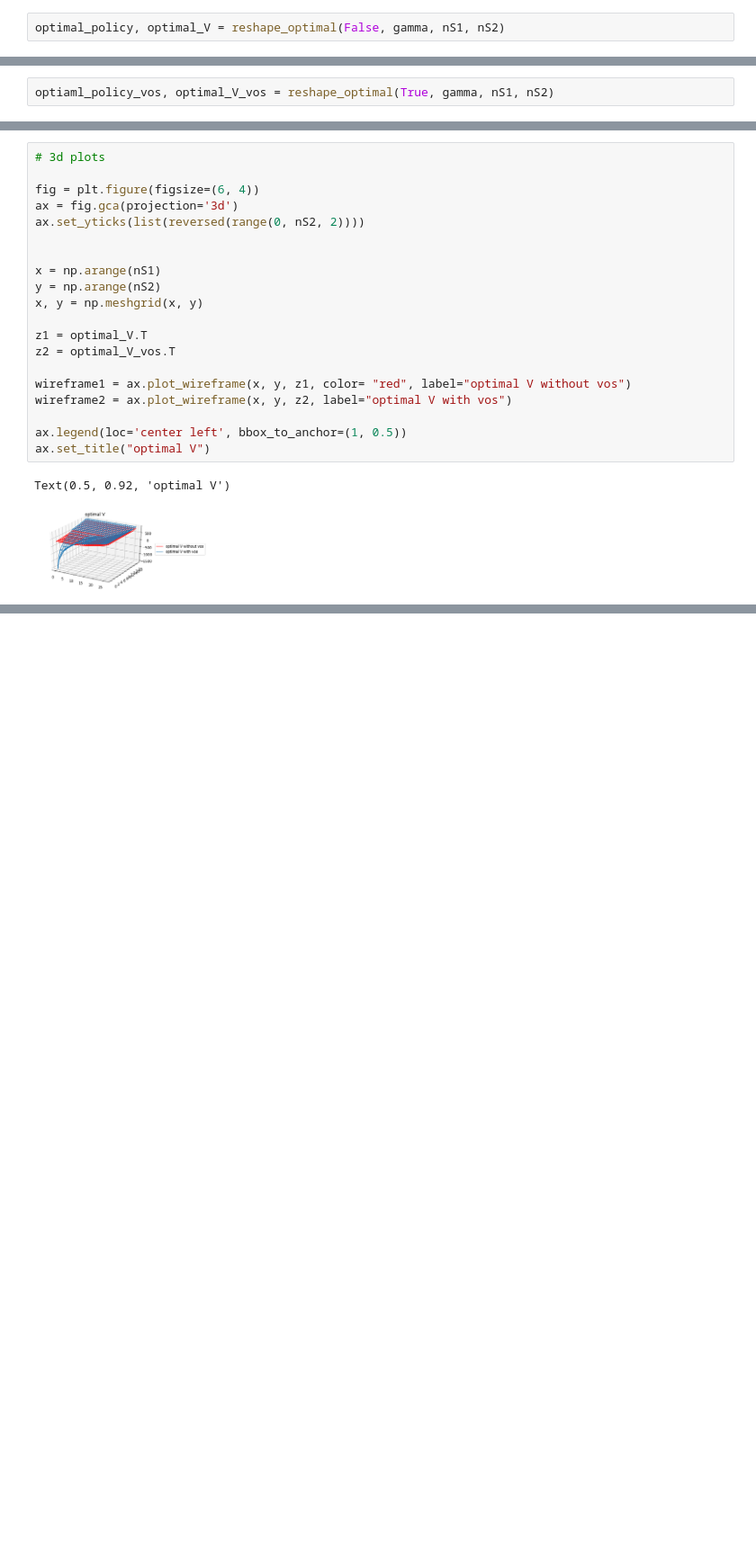
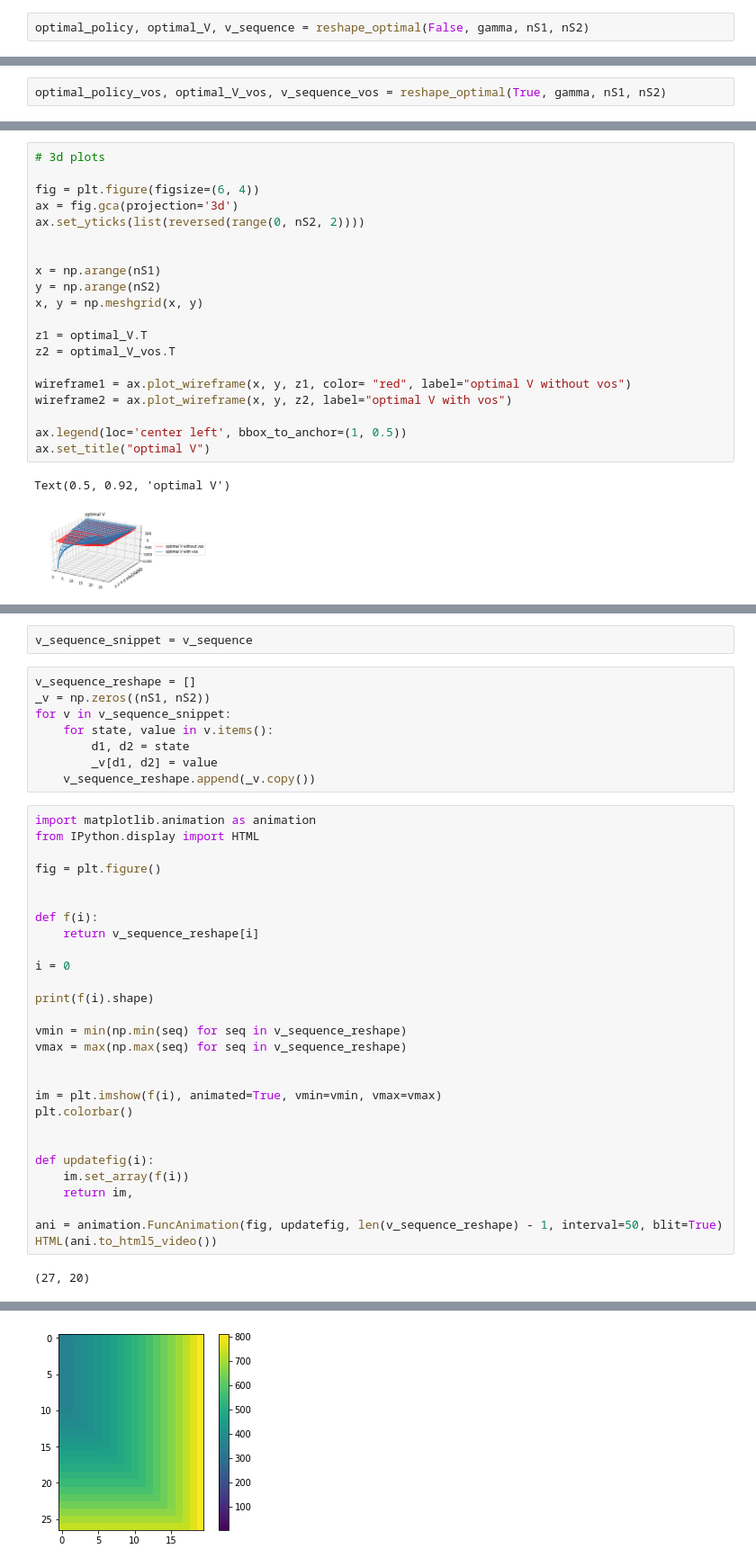
Before and after one commit to liinie/dppr, a Jupyter notebook: 2018-10-23_skill_acquisition_mdp_new.ipynb, the cells around one changed output, grey strips where cells are left out. Shown: that part at 90% size. Drawn from its saved outputs; the diff is of its cells as text; blank space fills up the shorter version.

Commit message:
update state value change animation

```diff
--- a/2018-10-23_skill_acquisition_mdp_new.ipynb
+++ b/2018-10-23_skill_acquisition_mdp_new.ipynb
@@ -181,3 +192,3 @@ def reshape_optimal(vos, gamma, nS1, nS2, policy_improve=policy_iteration):
 # %%
-optimal_policy, optimal_V = reshape_optimal(False, gamma, nS1, nS2)
+optimal_policy, optimal_V, v_sequence = reshape_optimal(False, gamma, nS1, nS2)
 # %% [output]
@@ -186,4 +203,4 @@ policy change in 13 states
 policy change in 0 states
 # %%
-optiaml_policy_vos, optimal_V_vos = reshape_optimal(True, gamma, nS1, nS2)
+optimal_policy_vos, optimal_V_vos, v_sequence_vos = reshape_optimal(True, gamma, nS1, nS2)
 # %% [output]
@@ -260,0 +286,40 @@ Text(0.5, 0.92, 'optimal V')
+# %%
+v_sequence_snippet = v_sequence
+# %%
+v_sequence_reshape = []
+_v = np.zeros((nS1, nS2))
+for v in v_sequence_snippet:
+    for state, value in v.items():
+        d1, d2 = state
+        _v[d1, d2] = value
+    v_sequence_reshape.append(_v.copy())
+# %%
+import matplotlib.animation as animation
+from IPython.display import HTML
+
+fig = plt.figure()
+
+
+def f(i):
+    return v_sequence_reshape[i]
+
+i = 0
+
+print(f(i).shape)
+
+vmin = min(np.min(seq) for seq in v_sequence_reshape)
+vmax = max(np.max(seq) for seq in v_sequence_reshape)
+
+
+im = plt.imshow(f(i), animated=True, vmin=vmin, vmax=vmax)
+plt.colorbar()
+
+
+def updatefig(i):
+    im.set_array(f(i))
+    return im,
+
+ani = animation.FuncAnimation(fig, updatefig, len(v_sequence_reshape) - 1, interval=50, blit=True)
+HTML(ani.to_html5_video())
+# %% [output]
+(27, 20)
@@ -260,0 +327 @@ Text(0.5, 0.92, 'optimal V')
+[figure, added]
```
Also changed, not shown: parts of 9 cells of this notebook.
